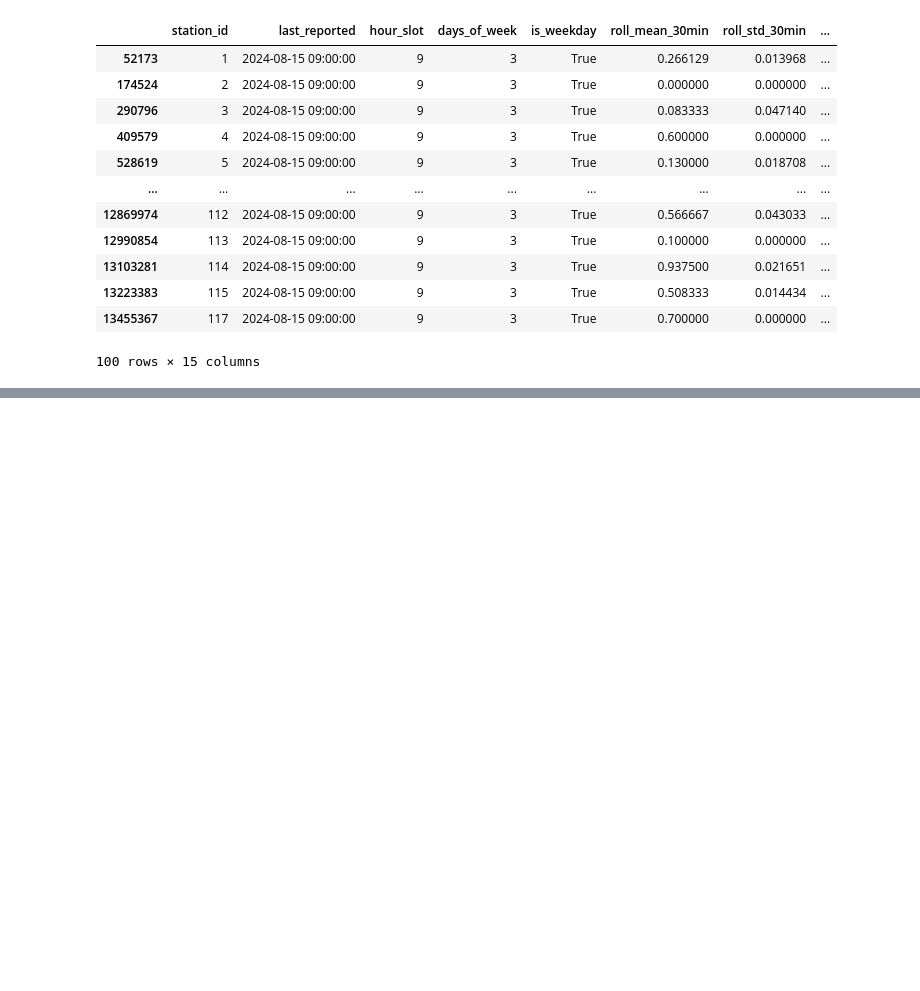
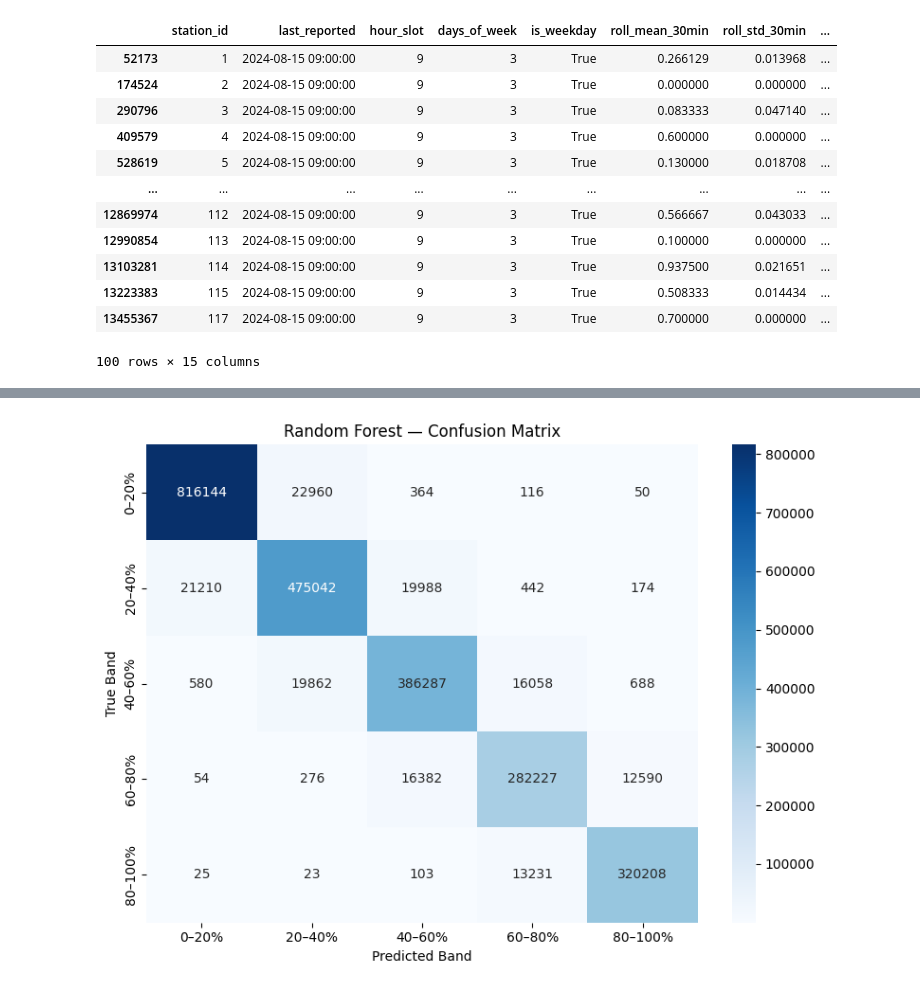
Before and after one commit to tbeliere12/dublin-bikes-availability-prediction, a Jupyter notebook: src/05_modelling.ipynb, the cells around one changed output, grey strips where cells are left out. Drawn from its saved outputs; the diff is of its cells as text; code cells hidden in the pictures; blank space fills up the shorter version.

Commit message:
feat: add Random Forest classifier section to modelling notebook

```diff
--- a/src/05_modelling.ipynb
+++ b/src/05_modelling.ipynb
@@ -223,0 +226,19 @@ df[df['last_reported'] == "2024-08-15 09:00:00"]
+# %%
+# Training the RF classifier
+
+from sklearn.ensemble import RandomForestClassifier
+from sklearn.metrics import classification_report, accuracy_score, confusion_matrix
+import numpy as np
+
+# Use the same FEATURES and TARGET already defined in the notebook
+rf_model = RandomForestClassifier(
+    n_estimators=100,        # 100 trees — good starting point
+    max_depth=15,            # prevents overfitting on 13M rows
+    min_samples_leaf=50,     # smooths predictions
+    n_jobs=-1,               # uses all CPU cores — important for speed
+    random_state=42,
+    class_weight='balanced'  # handles class imbalance (0-20% and 80-100% are rarer)
+)
+
+rf_model.fit(X_train, y_train)
+print("Training complete.")
@@ -223,0 +271,17 @@ df[df['last_reported'] == "2024-08-15 09:00:00"]
+# %%
+#Confusion matrix for the rf model
+import matplotlib.pyplot as plt
+import seaborn as sns
+
+cm = confusion_matrix(y_test, y_pred_rf, labels=rf_model.classes_)
+plt.figure(figsize=(8, 6))
+sns.heatmap(cm, annot=True, fmt='d', cmap='Blues',
+            xticklabels=rf_model.classes_,
+            yticklabels=rf_model.classes_)
+plt.title('Random Forest — Confusion Matrix')
+plt.ylabel('True Band')
+plt.xlabel('Predicted Band')
+plt.tight_layout()
+plt.show()
+# %% [output]
+[figure, added]
```
Also changed, not shown: parts of 10 cells of this notebook.
